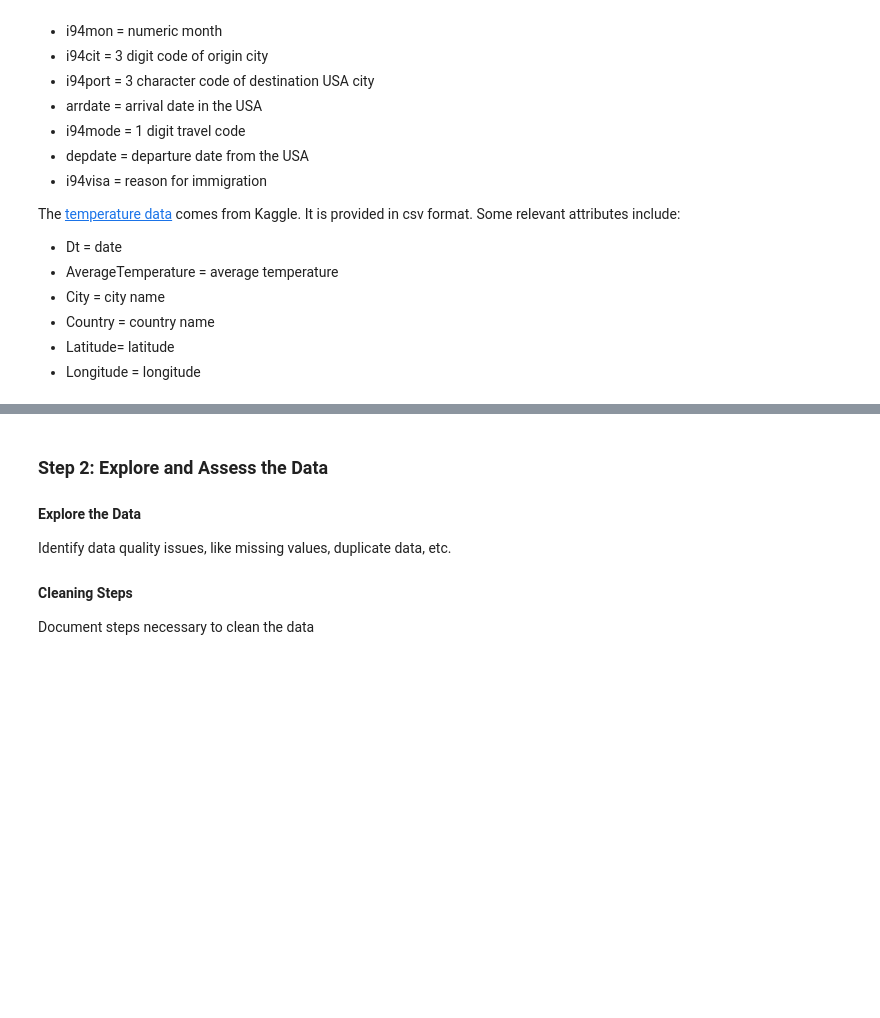
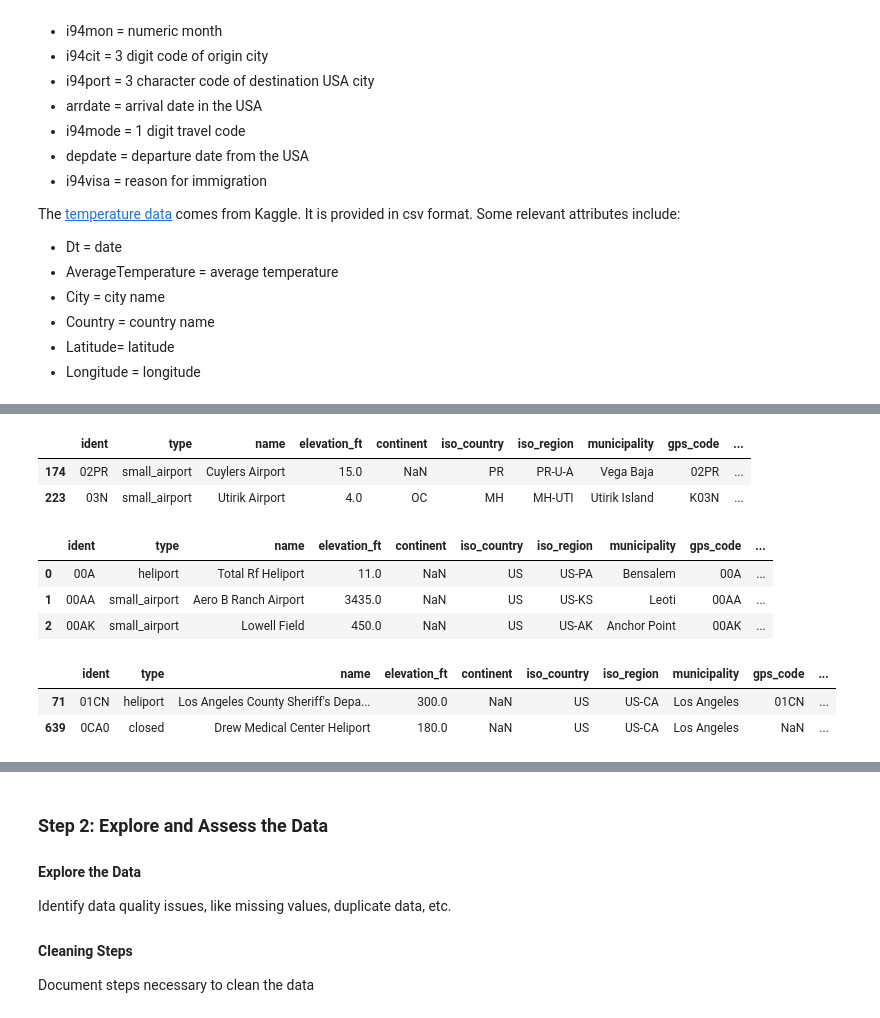
Before and after one commit to sudhakar12161/Project-Capstone-US-I94-Immigration-Insights, a Jupyter notebook: Capstone Project.ipynb, the cells around one changed output, grey strips where cells are left out. Drawn from its saved outputs; the diff is of its cells as text; code cells hidden in the pictures; blank space fills up the shorter version.

```diff
--- a/Capstone Project.ipynb
+++ b/Capstone Project.ipynb
@@ -92,0 +263,23 @@ i94port_valid["ALC"]
+# %%
+df_airport_cd = pd.read_csv('airport-codes_csv.csv',header=0)
+# %%
+df_airport_cd[df_airport_cd.iso_region.str.len()>5].head(2)
+# %% [output]
+|  | ident | type | name | elevation_ft | continent | iso_country | iso_region | municipality | gps_code | ... |
+| 174 | 02PR | small_airport | Cuylers Airport | 15.0 | NaN | PR | PR-U-A | Vega Baja | 02PR | ... |
+| 223 | 03N | small_airport | Utirik Airport | 4.0 | OC | MH | MH-UTI | Utirik Island | K03N | ... |
+# %%
+df_airport_cd['city'] = df_airport_cd['iso_region'].apply(lambda x: x[3:])
+# %%
+df_airport_cd.head(3)
+# %% [output]
+|  | ident | type | name | elevation_ft | continent | iso_country | iso_region | municipality | gps_code | ... |
+| 0 | 00A | heliport | Total Rf Heliport | 11.0 | NaN | US | US-PA | Bensalem | 00A | ... |
+| 1 | 00AA | small_airport | Aero B Ranch Airport | 3435.0 | NaN | US | US-KS | Leoti | 00AA | ... |
+| 2 | 00AK | small_airport | Lowell Field | 450.0 | NaN | US | US-AK | Anchor Point | 00AK | ... |
+# %%
+df_airport_cd.query('iso_country == "US" and municipality=="Los Angeles"').head(2)
+# %% [output]
+|  | ident | type | name | elevation_ft | continent | iso_country | iso_region | municipality | gps_code | ... |
+| 71 | 01CN | heliport | Los Angeles County Sheriff's Depa... | 300.0 | NaN | US | US-CA | Los Angeles | 01CN | ... |
+| 639 | 0CA0 | closed | Drew Medical Center Heliport | 180.0 | NaN | US | US-CA | Los Angeles | NaN | ... |
```
Also changed, not shown: parts of 36 cells of this notebook.
